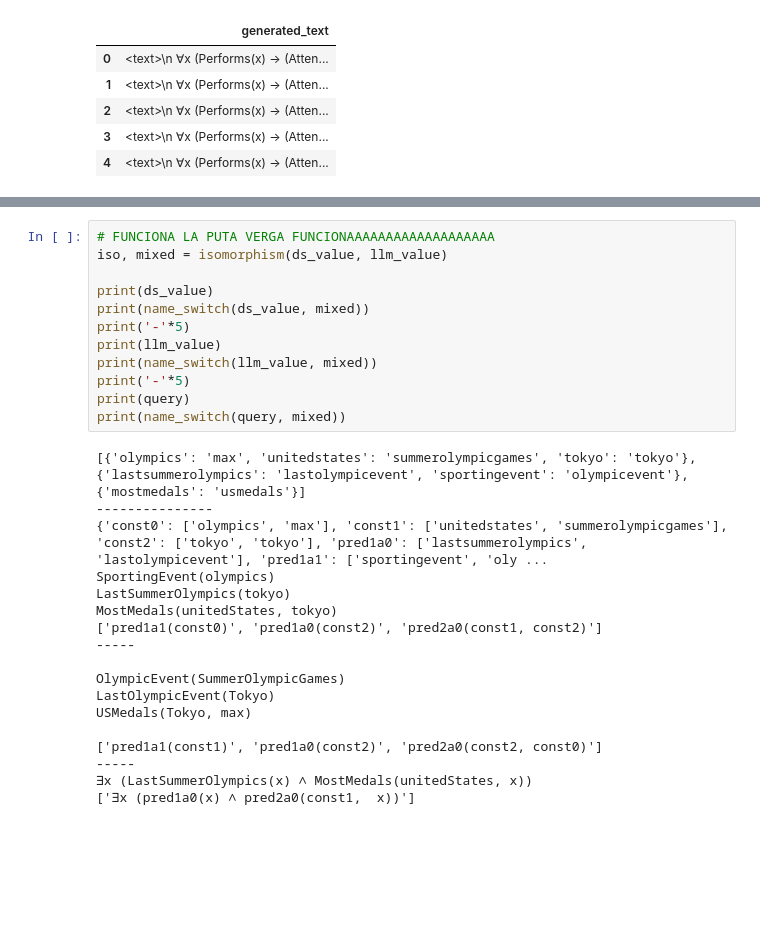
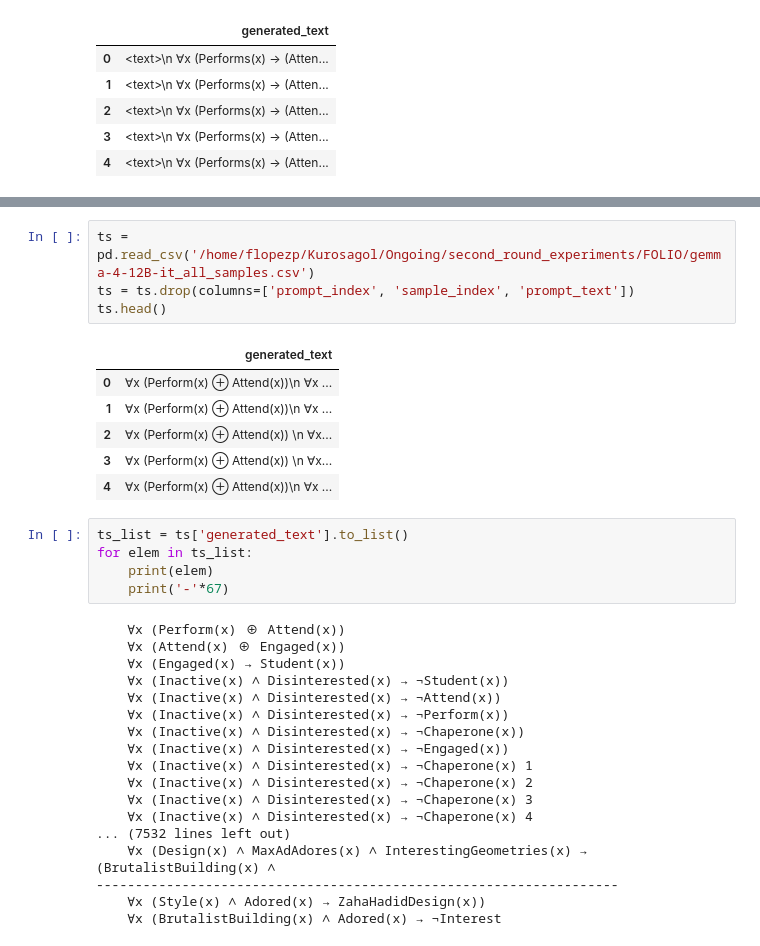
Before and after one commit to Kurocaguama/Kurosagol, a Jupyter notebook: Ongoing/LogicSim2 Evaluation.ipynb, the cells around one changed output, grey strips where cells are left out. Cells and saved outputs as stored; diff of their text form; blank space fills up the shorter version.

```diff
--- a/Ongoing/LogicSim2 Evaluation.ipynb
+++ b/Ongoing/LogicSim2 Evaluation.ipynb
@@ -348,30 +372,34 @@ def name_switch(string, mixed_iso):
-# %%
-# FUNCIONA LA PUTA VERGA FUNCIONAAAAAAAAAAAAAAAAAAA
-iso, mixed = isomorphism(ds_value, llm_value)
-
-print(ds_value)
-print(name_switch(ds_value, mixed))
-print('-'*5)
-print(llm_value)
-print(name_switch(llm_value, mixed))
-print('-'*5)
-print(query)
-print(name_switch(query, mixed))
-# %% [output]
-[{'olympics': 'max', 'unitedstates': 'summerolympicgames', 'tokyo': 'tokyo'}, {'lastsummerolympics': 'lastolympicevent', 'sportingevent': 'olympicevent'}, {'mostmedals': 'usmedals'}]
----------------
-{'const0': ['olympics', 'max'], 'const1': ['unitedstates', 'summerolympicgames'], 'const2': ['tokyo', 'tokyo'], 'pred1a0': ['lastsummerolympics', 'lastolympicevent'], 'pred1a1': ['sportingevent', 'oly ...
-SportingEvent(olympics)
-LastSummerOlympics(tokyo)
-MostMedals(unitedStates, tokyo)
-['pred1a1(const0)', 'pred1a0(const2)', 'pred2a0(const1, const2)']
------
-
-OlympicEvent(SummerOlympicGames)
-LastOlympicEvent(Tokyo)
-USMedals(Tokyo, max)
-
-['pred1a1(const1)', 'pred1a0(const2)', 'pred2a0(const2, const0)']
------
-∃x (LastSummerOlympics(x) ∧ MostMedals(unitedStates, x))
-['∃x (pred1a0(x) ∧ pred2a0(const1,  x))']
+# %%
+ts = pd.read_csv('/home/flopezp/Kurosagol/Ongoing/second_round_experiments/FOLIO/gemma-4-12B-it_all_samples.csv')
+ts = ts.drop(columns=['prompt_index', 'sample_index', 'prompt_text'])
+ts.head()
+# %% [output]
+|  | generated_text |
+| 0 | ∀x (Perform(x) ⊕ Attend(x))\n ∀x ... |
+| 1 | ∀x (Perform(x) ⊕ Attend(x))\n ∀x ... |
+| 2 | ∀x (Perform(x) ⊕ Attend(x)) \n ∀x... |
+| 3 | ∀x (Perform(x) ⊕ Attend(x)) \n ∀x... |
+| 4 | ∀x (Perform(x) ⊕ Attend(x))\n ∀x ... |
+# %%
+ts_list = ts['generated_text'].to_list()
+for elem in ts_list:
+    print(elem)
+    print('-'*67)
+# %% [output]
+    ∀x (Perform(x) ⊕ Attend(x))
+    ∀x (Attend(x) ⊕ Engaged(x))
+    ∀x (Engaged(x) → Student(x))
+    ∀x (Inactive(x) ∧ Disinterested(x) → ¬Student(x))
+    ∀x (Inactive(x) ∧ Disinterested(x) → ¬Attend(x))
+    ∀x (Inactive(x) ∧ Disinterested(x) → ¬Perform(x))
+    ∀x (Inactive(x) ∧ Disinterested(x) → ¬Chaperone(x))
+    ∀x (Inactive(x) ∧ Disinterested(x) → ¬Engaged(x))
+    ∀x (Inactive(x) ∧ Disinterested(x) → ¬Chaperone(x) 1
+    ∀x (Inactive(x) ∧ Disinterested(x) → ¬Chaperone(x) 2
+    ∀x (Inactive(x) ∧ Disinterested(x) → ¬Chaperone(x) 3
+    ∀x (Inactive(x) ∧ Disinterested(x) → ¬Chaperone(x) 4
+... (7532 lines left out)
+    ∀x (Design(x) ∧ MaxAdAdores(x) ∧ InterestingGeometries(x) → (BrutalistBuilding(x) ∧
+-------------------------------------------------------------------
+    ∀x (Style(x) ∧ Adored(x) → ZahaHadidDesign(x))
+    ∀x (BrutalistBuilding(x) ∧ Adored(x) → ¬Interest
```
Also changed, not shown: parts of 7 cells of this notebook, 1 other file.
